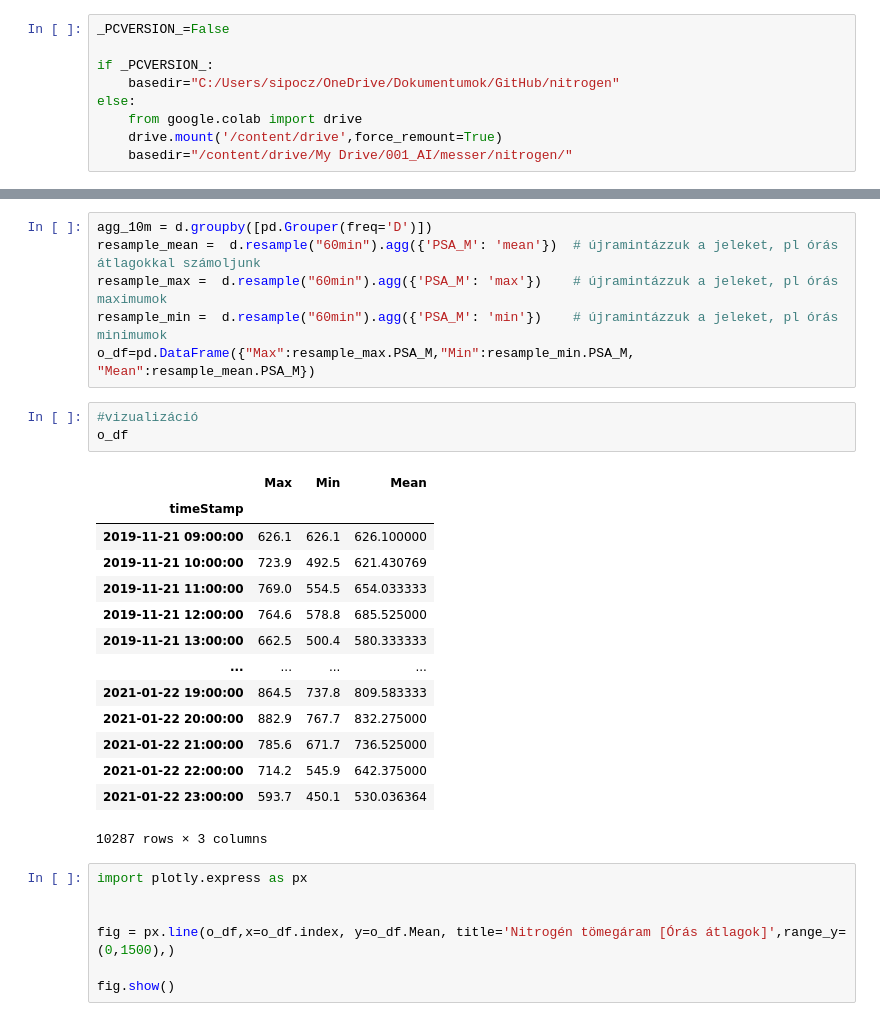
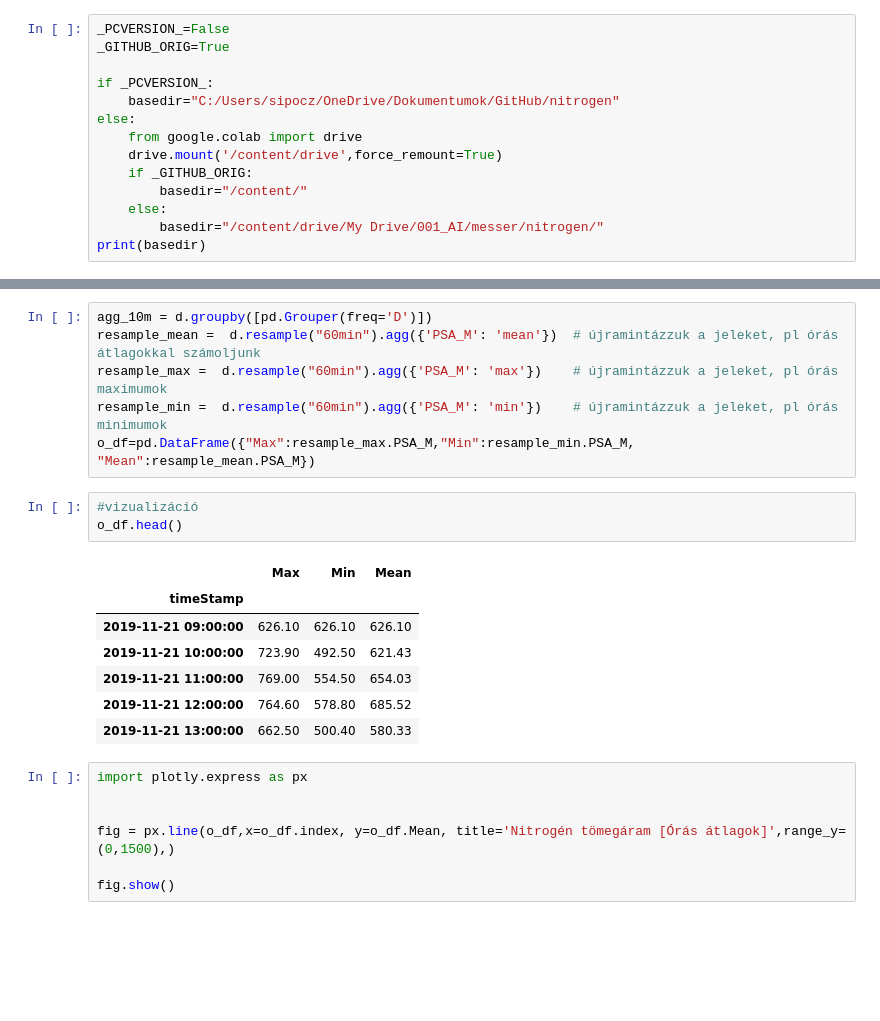
Before and after one commit to sipocz/messer, a Jupyter notebook: nitrogen_pred.ipynb, the cells around one changed output, grey strips where cells are left out. Drawn from its saved outputs; the diff is of its cells as text; blank space fills up the shorter version.

```diff
--- a/nitrogen_pred.ipynb
+++ b/nitrogen_pred.ipynb
@@ -7,12 +28,17 @@ import numpy as np
 import pandas as pd
 # %%
 _PCVERSION_=False
+_GITHUB_ORIG=True
 
 if _PCVERSION_:
     basedir="C:/Users/sipocz/OneDrive/Dokumentumok/GitHub/nitrogen"
 else:
     from google.colab import drive
     drive.mount('/content/drive',force_remount=True)
-    basedir="/content/drive/My Drive/001_AI/messer/nitrogen/"
+    if _GITHUB_ORIG:
+        basedir="/content/"
+    else:
+        basedir="/content/drive/My Drive/001_AI/messer/nitrogen/"
+print(basedir)
 # %% [output]
 Mounted at /content/drive
@@ -59,22 +85,15 @@ resample_min =  d.resample("60min").agg({'PSA_M': 'min'})    # újramintázzuk a
 o_df=pd.DataFrame({"Max":resample_max.PSA_M,"Min":resample_min.PSA_M, "Mean":resample_mean.PSA_M})
 # %%
 #vizualizáció
-o_df
+o_df.head()
 # %% [output]
 |  | Max | Min | Mean |
 | timeStamp |  |  |  |
-| 2019-11-21 09:00:00 | 626.1 | 626.1 | 626.100000 |
-| 2019-11-21 10:00:00 | 723.9 | 492.5 | 621.430769 |
-| 2019-11-21 11:00:00 | 769.0 | 554.5 | 654.033333 |
-| 2019-11-21 12:00:00 | 764.6 | 578.8 | 685.525000 |
-| 2019-11-21 13:00:00 | 662.5 | 500.4 | 580.333333 |
-| ... | ... | ... | ... |
-| 2021-01-22 19:00:00 | 864.5 | 737.8 | 809.583333 |
-| 2021-01-22 20:00:00 | 882.9 | 767.7 | 832.275000 |
-| 2021-01-22 21:00:00 | 785.6 | 671.7 | 736.525000 |
-| 2021-01-22 22:00:00 | 714.2 | 545.9 | 642.375000 |
-| 2021-01-22 23:00:00 | 593.7 | 450.1 | 530.036364 |
+| 2019-11-21 09:00:00 | 626.10 | 626.10 | 626.10 |
+| 2019-11-21 10:00:00 | 723.90 | 492.50 | 621.43 |
+| 2019-11-21 11:00:00 | 769.00 | 554.50 | 654.03 |
+| 2019-11-21 12:00:00 | 764.60 | 578.80 | 685.52 |
+| 2019-11-21 13:00:00 | 662.50 | 500.40 | 580.33 |
-10287 rows × 3 columns
 # %%
 import plotly.express as px
 
```
Also changed, not shown: parts of 22 cells of this notebook.
